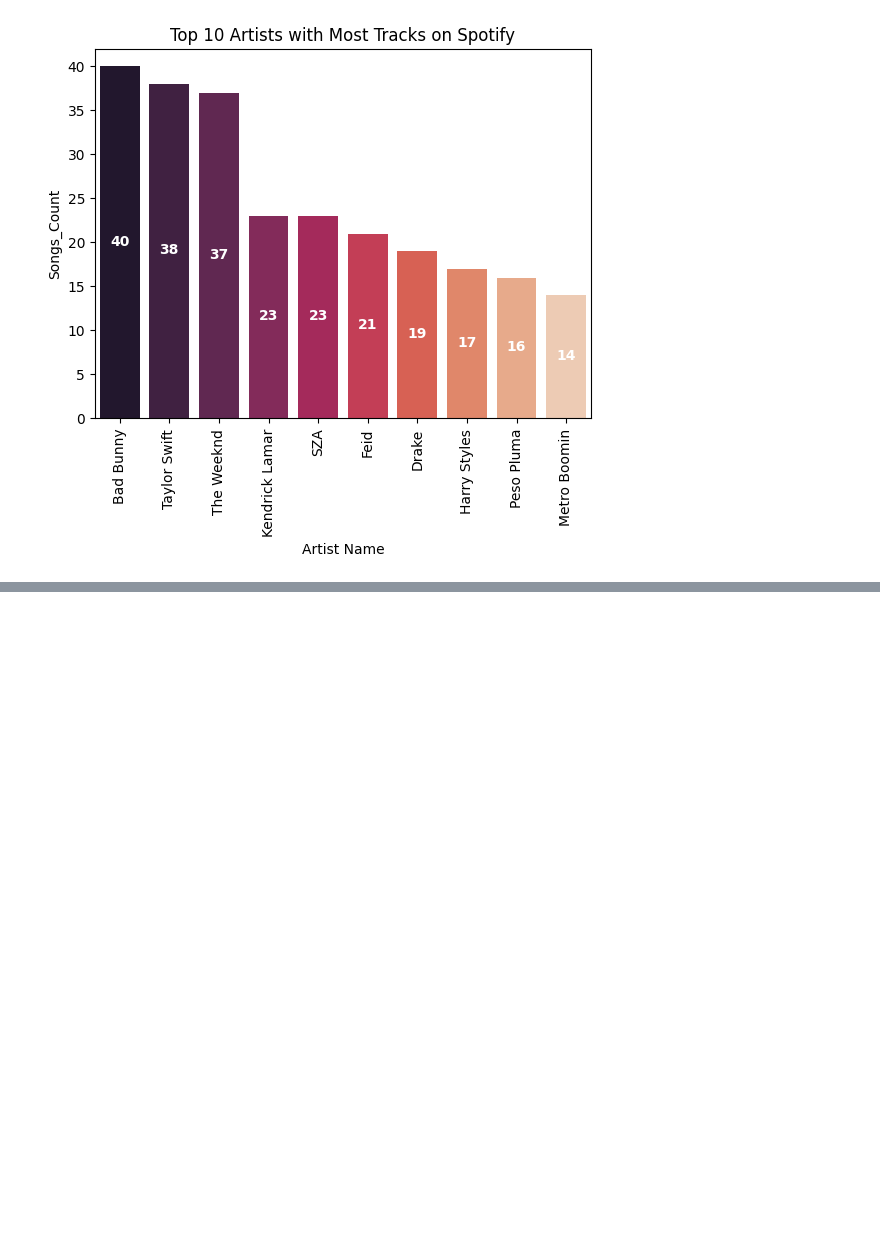
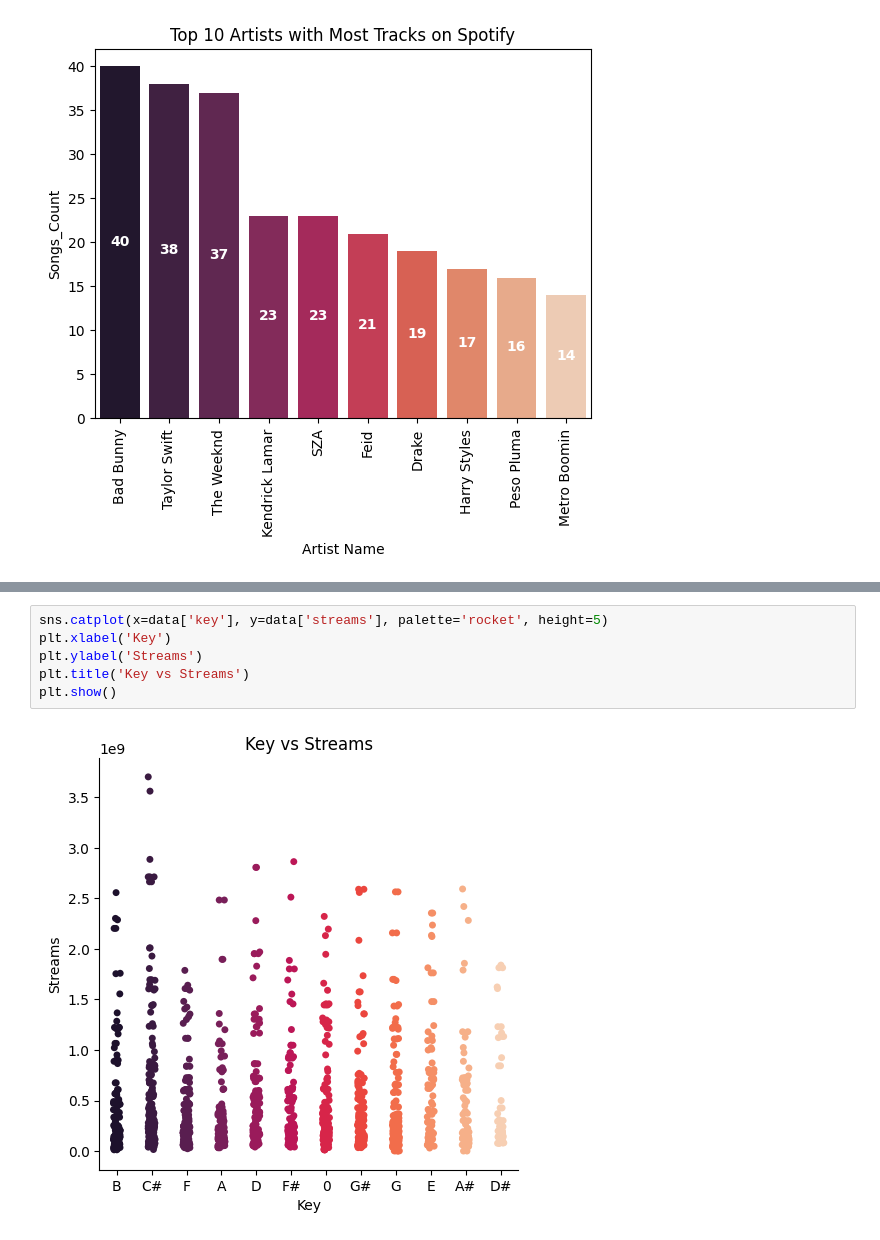
Before and after one commit to abdulrafayoc/Data-Visualization-of-Spotify-Songs-2023, a Jupyter notebook: ds.ipynb, the cells around one changed output, grey strips where cells are left out. Cells and saved outputs as stored; diff of their text form; blank space fills up the shorter version.

```diff
--- a/ds.ipynb
+++ b/ds.ipynb
@@ -478,0 +526,8 @@ plt.show()
+# %%
+sns.catplot(x=data['key'], y=data['streams'], palette='rocket', height=5)
+plt.xlabel('Key')
+plt.ylabel('Streams')
+plt.title('Key vs Streams')
+plt.show()
+# %% [output]
+[figure, added]
```
Also changed, not shown: parts of 7 cells of this notebook.
